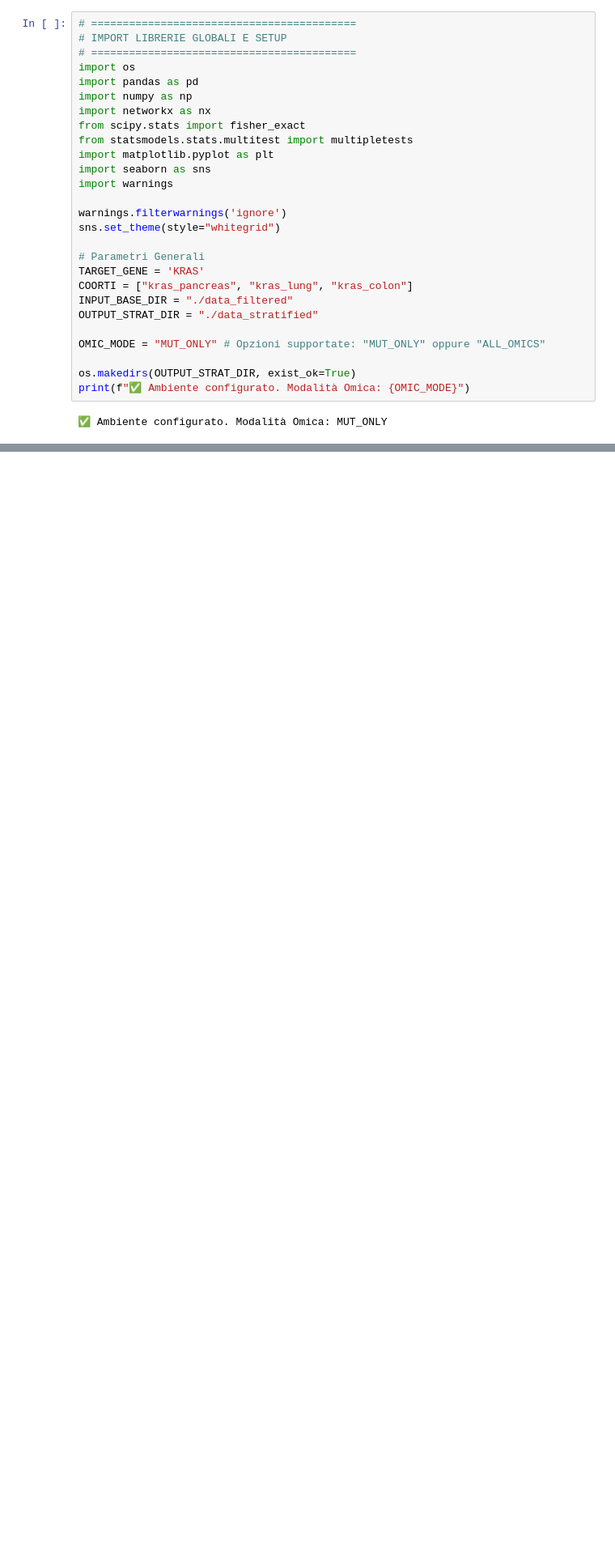
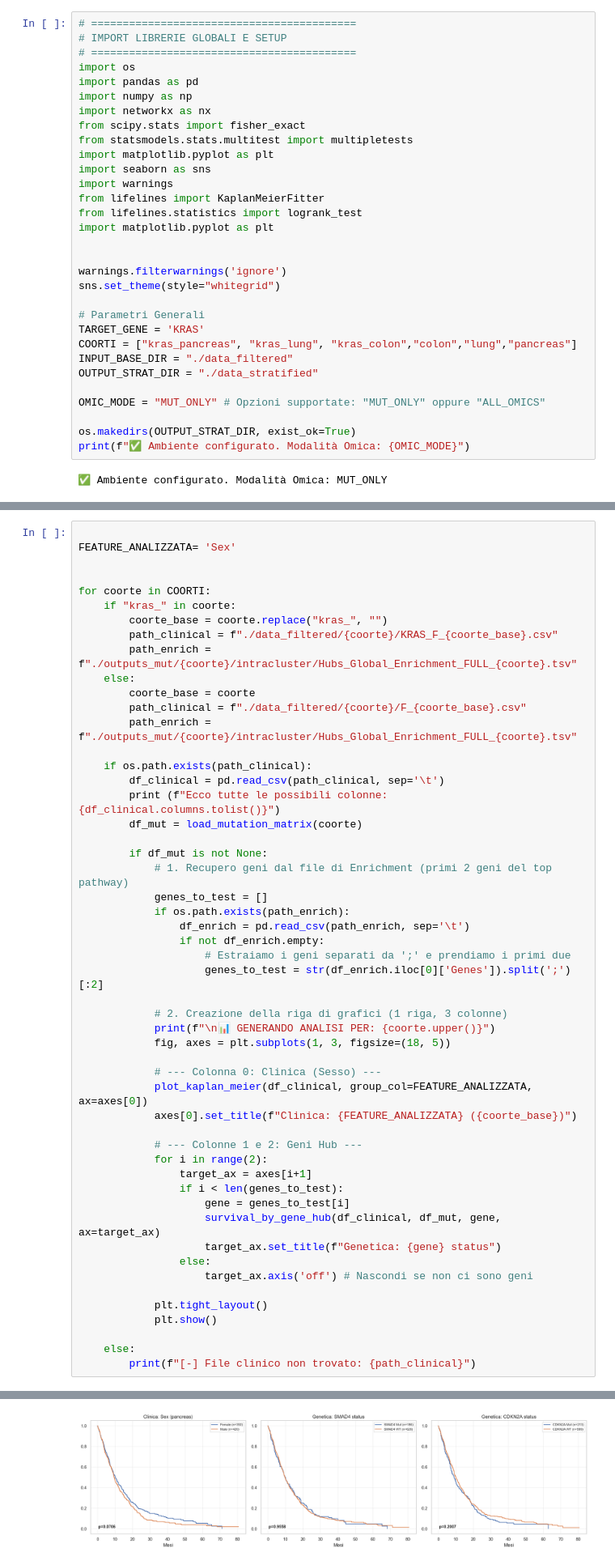
Before and after one commit to MicheleP1004/DHL_prj, a Jupyter notebook: full_try/stratification_analysis.ipynb, the cells around one changed output, grey strips where cells are left out. Shown at 81% size. Drawn from its saved outputs; the diff is of its cells as text; blank space fills up the shorter version.

Commit message:
survival analysis

```diff
--- a/full_try/stratification_analysis.ipynb
+++ b/full_try/stratification_analysis.ipynb
@@ -14,13 +11,17 @@ from statsmodels.stats.multitest import multipletests
 import matplotlib.pyplot as plt
 import seaborn as sns
 import warnings
+from lifelines import KaplanMeierFitter
+from lifelines.statistics import logrank_test
+import matplotlib.pyplot as plt
+
 
 warnings.filterwarnings('ignore')
 sns.set_theme(style="whitegrid")
 
 # Parametri Generali
 TARGET_GENE = 'KRAS'
-COORTI = ["kras_pancreas", "kras_lung", "kras_colon"]
+COORTI = ["kras_pancreas", "kras_lung", "kras_colon","colon","lung","pancreas"]
 INPUT_BASE_DIR = "./data_filtered"
 OUTPUT_STRAT_DIR = "./data_stratified"
 
@@ -318,0 +116,53 @@ Non abbastanza dati per confrontare gli Hub.
+# %%
+
+FEATURE_ANALIZZATA= 'Sex'
+
+
+for coorte in COORTI:
+    if "kras_" in coorte:
+        coorte_base = coorte.replace("kras_", "")
+        path_clinical = f"./data_filtered/{coorte}/KRAS_F_{coorte_base}.csv"
+        path_enrich = f"./outputs_mut/{coorte}/intracluster/Hubs_Global_Enrichment_FULL_{coorte}.tsv"
+    else:
+        coorte_base = coorte
+        path_clinical = f"./data_filtered/{coorte}/F_{coorte_base}.csv"
+        path_enrich = f"./outputs_mut/{coorte}/intracluster/Hubs_Global_Enrichment_FULL_{coorte}.tsv"
+
+    if os.path.exists(path_clinical):
+        df_clinical = pd.read_csv(path_clinical, sep='\t')
+        print (f"Ecco tutte le possibili colonne: {df_clinical.columns.tolist()}")
+        df_mut = load_mutation_matrix(coorte)
+
+        if df_mut is not None:
+            # 1. Recupero geni dal file di Enrichment (primi 2 geni del top pathway)
+            genes_to_test = []
+            if os.path.exists(path_enrich):
+                df_enrich = pd.read_csv(path_enrich, sep='\t')
+                if not df_enrich.empty:
+                    # Estraiamo i geni separati da ';' e prendiamo i primi due
+                    genes_to_test = str(df_enrich.iloc[0]['Genes']).split(';')[:2]
+
+            # 2. Creazione della riga di grafici (1 riga, 3 colonne)
+            print(f"\n📊 GENERANDO ANALISI PER: {coorte.upper()}")
+            fig, axes = plt.subplots(1, 3, figsize=(18, 5))
+
+            # --- Colonna 0: Clinica (Sesso) ---
+            plot_kaplan_meier(df_clinical, group_col=FEATURE_ANALIZZATA, ax=axes[0])
+            axes[0].set_title(f"Clinica: {FEATURE_ANALIZZATA} ({coorte_base})")
+
+            # --- Colonne 1 e 2: Geni Hub ---
+            for i in range(2):
+                target_ax = axes[i+1]
+                if i < len(genes_to_test):
+                    gene = genes_to_test[i]
+                    survival_by_gene_hub(df_clinical, df_mut, gene, ax=target_ax)
+                    target_ax.set_title(f"Genetica: {gene} status")
+                else:
+                    target_ax.axis('off') # Nascondi se non ci sono geni
+
+            plt.tight_layout()
+            plt.show()
+
+    else:
+        print(f"[-] File clinico non trovato: {path_clinical}")
+# %% [output]
@@ -318,0 +172 @@ Non abbastanza dati per confrontare gli Hub.
+[figure, added]
```
Also changed, not shown: parts of 13 cells of this notebook.
